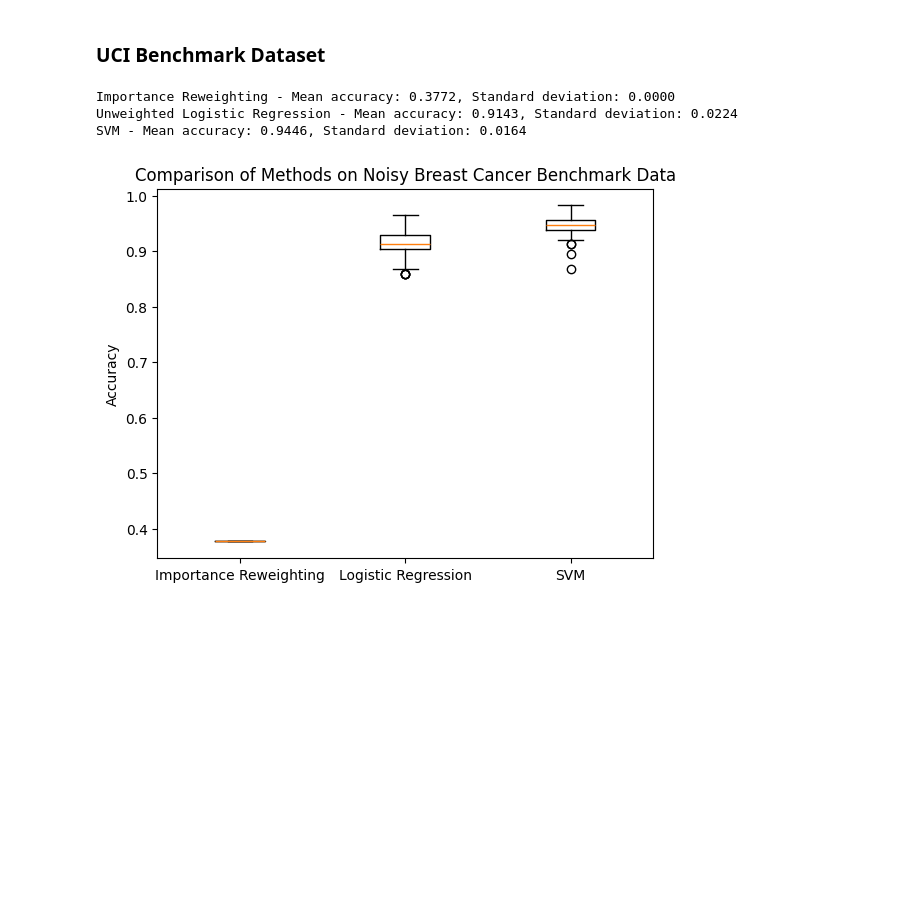
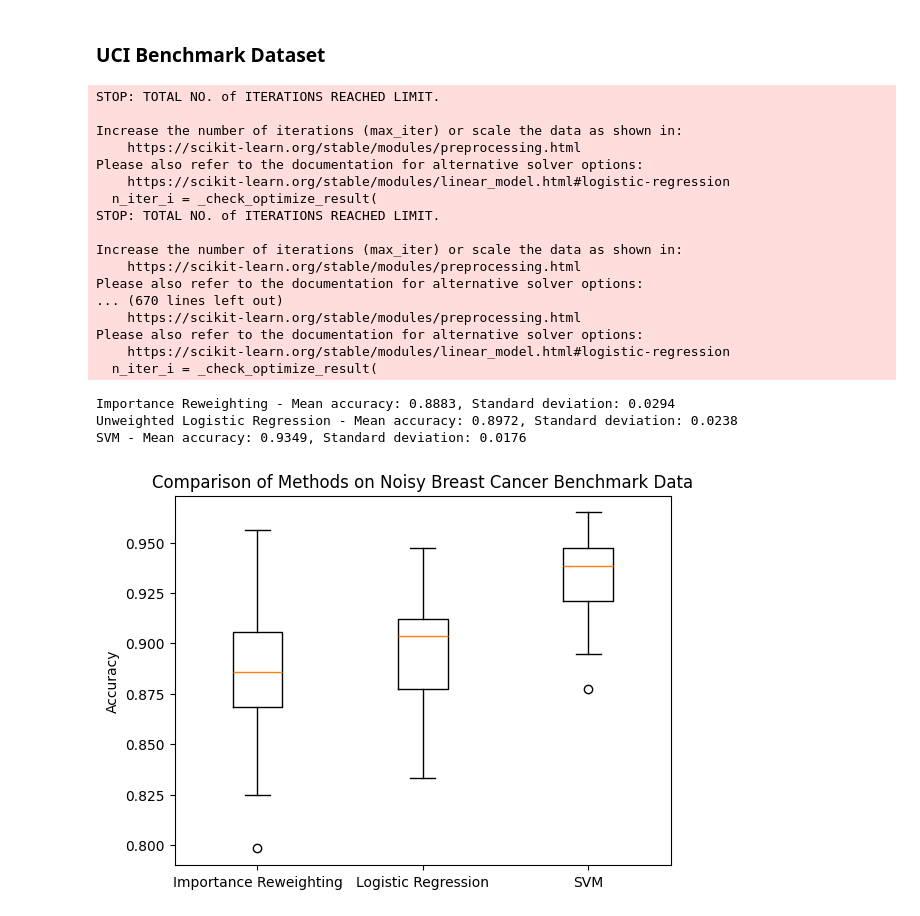
Before and after one commit to Bekona/Master_thesis, a Jupyter notebook: importance_reweighting.ipynb, the cells around one changed output. Drawn from its saved outputs; the diff is of its cells as text; code cells hidden in the pictures; blank space fills up the shorter version.

Commit message:
update importance reweighting

```diff
--- a/importance_reweighting.ipynb
+++ b/importance_reweighting.ipynb
@@ -74,7 +74,7 @@ def estimate_noise_rates(X, y_noisy):
 
     # Estimate conditional probabilities
     p_y1_given_x = density[y_noisy == 1] / density.mean()
-    p_y0_given_x = density[y_noisy == 0] / density.mean()
+    p_y0_given_x = density[y_noisy == -1] / density.mean()
 
     # Estimate noise rates
     if p_y0_given_x.size > 0:
@@ -93,10 +93,11 @@ def compute_importance_weights(y_true, y_noisy, rho_minus_1, rho_plus_1):
     weights = np.zeros_like(y_noisy, dtype=float)
     for i in range(len(y_noisy)):
         if y_noisy[i] == 1:
-            weights[i] = 1 - rho_minus_1  # the likelihood that a sample labeled as 1 is indeed a true positive
+            weights[i] = 1 / (1 - rho_minus_1) if rho_minus_1 != 0 else 1.0
         else:
-            weights[i] = 1 - rho_plus_1  # the likelihood that a sample labeled as 0 is indeed a true negative
+            weights[i] = 1 / (1 - rho_plus_1) if rho_plus_1 != 0 else 1.0
     return weights
+
 
 # Train a logistic regression classifier with weighted samples
 def train_classifier(X_train, y_train_noisy, weights):
@@ -706,8 +707,9 @@ from sklearn.preprocessing import StandardScaler
 import matplotlib.pyplot as plt
 
 class NoisyLabelSimulation:
-    def __init__(self, noise_rate=0.2, seed=None):
-        self.noise_rate = noise_rate
+    def __init__(self, noise_rate_positive=0.1, noise_rate_negative=0.3, seed=None):
+        self.noise_rate_positive = noise_rate_positive
+        self.noise_rate_negative = noise_rate_negative
         self.seed = seed
         self.X = None
         self.y = None
@@ -734,20 +736,14 @@ class NoisyLabelSimulation:
         Introduce noise into the labels.
         """
         self.y_noisy = self.y.copy()
-        n_noisy = int(self.noise_rate * self.y.shape[0])
-
-        # Introduce noise while ensuring no class is fully eliminated
-        class_1_indices = np.where(self.y_noisy == 1)[0]
-        class_minus_1_indices = np.where(self.y_noisy == -1)[0]
-
-        # Apply noise separately to each class
-        if len(class_1_indices) > 1:
-            noise_class_1 = np.random.choice(class_1_indices, size=min(len(class_1_indices) - 1, int(n_noisy / 2)), replace=False)
-            self.y_noisy[noise_class_1] = -1
-
-        if len(class_minus_1_indices) > 1:
-            noise_class_minus_1 = np.random.choice(class_minus_1_indices, size=min(len(class_minus_1_indices) - 1, int(n_noisy / 2)), replace=False)
-            self.y_noisy[noise_class_minus_1] = 1
+        indices_class_1 = np.where(self.y == 1)[0]
+        indices_class_minus_1 = np.where(self.y == -1)[0]
+        n_flip_class_1 = int(self.noise_rate_positive * len(indices_class_1))
+        flip_indices_class_1 = np.random.choice(indices_class_1, size=n_flip_class_1, replace=False)
+        n_flip_class_minus_1 = int(self.noise_rate_negative * len(indices_class_minus_1))
+        flip_indices_class_minus_1 = np.random.choice(indices_class_minus_1, size=n_flip_class_minus_1, replace=False)
+        self.y_noisy[flip_indices_class_1] = -self.y_noisy[flip_indices_class_1]
+        self.y_noisy[flip_indices_class_minus_1] = -self.y_noisy[flip_indices_class_minus_1]
 
     def get_data(self):
         """
@@ -765,7 +761,7 @@ def estimate_noise_rates(X, y_noisy):
 
     # Estimate conditional probabilities
     p_y1_given_x = density[y_noisy == 1] / density.mean()
-    p_y0_given_x = density[y_noisy == 0] / density.mean()
+    p_y0_given_x = density[y_noisy == -1] / density.mean()
 
     # Estimate noise rates
     if p_y0_given_x.size > 0:
@@ -784,9 +780,9 @@ def compute_importance_weights(y_true, y_noisy, rho_minus_1, rho_plus_1):
     weights = np.zeros_like(y_noisy, dtype=float)
     for i in range(len(y_noisy)):
         if y_noisy[i] == 1:
-            weights[i] = 1 - rho_minus_1  # the likelihood that a sample labeled as 1 is indeed a true positive
+            weights[i] = 1 / (1 - rho_minus_1) if rho_minus_1 != 0 else 1.0
         else:
-            weights[i] = 1 - rho_plus_1  # the likelihood that a sample labeled as 0 is indeed a true negative
+            weights[i] = 1 / (1 - rho_plus_1) if rho_plus_1 != 0 else 1.0
     return weights
 
 # Train a logistic regression classifier with weighted samples
@@ -802,11 +798,11 @@ def evaluate_classifier(clf, X_test, y_test):
     return accuracy
 
 # Main simulation function
-def simulation_study(n_datasets=100, noise_rate=0.2, test_size=0.2, seed=None):
+def simulation_study(n_datasets=100, noise_rate_positive=0.1, noise_rate_negative=0.3, test_size=0.2, seed=None):
     accuracies_weighted_lr = []
     accuracies_unweighted_lr = []
     accuracies_svm = []
-    simulation = NoisyLabelSimulation(noise_rate, seed)
+    simulation = NoisyLabelSimulation(noise_rate_positive, noise_rate_negative, seed)
 
     for i in range(n_datasets):
         X, y, y_noisy = simulation.get_data()
@@ -840,34 +836,51 @@ seed = 42
 
 # Run the simulation study
 accuracies_weighted_lr, accuracies_unweighted_lr, accuracies_svm = simulation_study(seed=seed)
 
 # Calculate mean and standard deviation of accuracies for each method
 mean_accuracy_weighted_lr = np.mean(accuracies_weighted_lr)
 std_accuracy_weighted_lr = np.std(accuracies_weighted_lr)
 
 mean_accuracy_unweighted_lr = np.mean(accuracies_unweighted_lr)
 std_accuracy_unweighted_lr = np.std(accuracies_unweighted_lr)
 
 mean_accuracy_svm = np.mean(accuracies_svm)
 std_accuracy_svm = np.std(accuracies_svm)
 
 print(f"Importance Reweighting - Mean accuracy: {mean_accuracy_weighted_lr:.4f}, Standard deviation: {std_accuracy_weighted_lr:.4f}")
 print(f"Unweighted Logistic Regression - Mean accuracy: {mean_accuracy_unweighted_lr:.4f}, Standard deviation: {std_accuracy_unweighted_lr:.4f}")
 print(f"SVM - Mean accuracy: {mean_accuracy_svm:.4f}, Standard deviation: {std_accuracy_svm:.4f}")
 
 # Boxplot visualization function
 def visualize_boxplot(accuracies_weighted_lr, accuracies_unweighted_lr, accuracies_svm, filename="reweighting_uci.jpg"):
     data = [accuracies_weighted_lr, accuracies_unweighted_lr, accuracies_svm]
     plt.boxplot(data, labels=['Importance Reweighting', 'Logistic Regression', 'SVM'])
     plt.ylabel('Accuracy')
     plt.title('Comparison of Methods on Noisy Breast Cancer Benchmark Data')
     plt.savefig(r'C:\Users\bekon\Master_thesis\graphs\reweighting_uci.jpg', format='jpg', dpi=300)
     plt.show()
 
 # Visualize the accuracies using boxplot
 visualize_boxplot(accuracies_weighted_lr, accuracies_unweighted_lr, accuracies_svm, filename="reweighting_uci.jpg")
 # %% [output]
-Importance Reweighting - Mean accuracy: 0.3772, Standard deviation: 0.0000
-Unweighted Logistic Regression - Mean accuracy: 0.9143, Standard deviation: 0.0224
-SVM - Mean accuracy: 0.9446, Standard deviation: 0.0164
+STOP: TOTAL NO. of ITERATIONS REACHED LIMIT.
+
+Increase the number of iterations (max_iter) or scale the data as shown in:
+    https://scikit-learn.org/stable/modules/preprocessing.html
+Please also refer to the documentation for alternative solver options:
+    https://scikit-learn.org/stable/modules/linear_model.html#logistic-regression
+  n_iter_i = _check_optimize_result(
+STOP: TOTAL NO. of ITERATIONS REACHED LIMIT.
+
+Increase the number of iterations (max_iter) or scale the data as shown in:
+    https://scikit-learn.org/stable/modules/preprocessing.html
+Please also refer to the documentation for alternative solver options:
+... (670 lines left out)
+    https://scikit-learn.org/stable/modules/preprocessing.html
+Please also refer to the documentation for alternative solver options:
+    https://scikit-learn.org/stable/modules/linear_model.html#logistic-regression
+  n_iter_i = _check_optimize_result(
+Importance Reweighting - Mean accuracy: 0.8883, Standard deviation: 0.0294
+Unweighted Logistic Regression - Mean accuracy: 0.8972, Standard deviation: 0.0238
+SVM - Mean accuracy: 0.9349, Standard deviation: 0.0176
-[figure, old version]
+[figure, new version]
```
Also changed, not shown: parts of 1 cell of this notebook, 2 other files.
